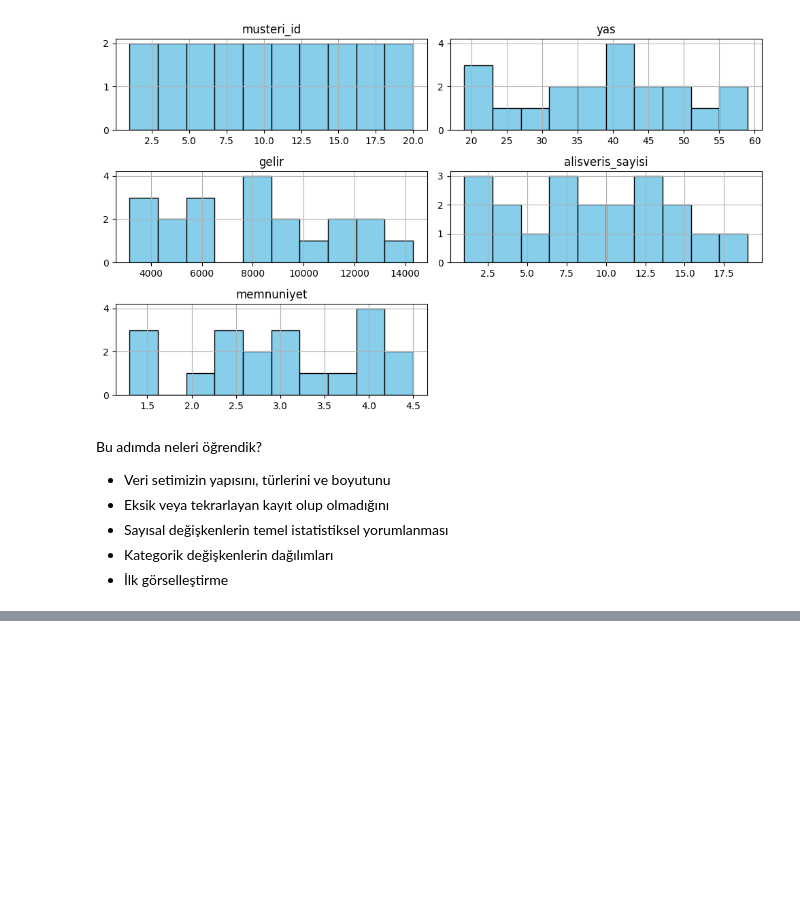
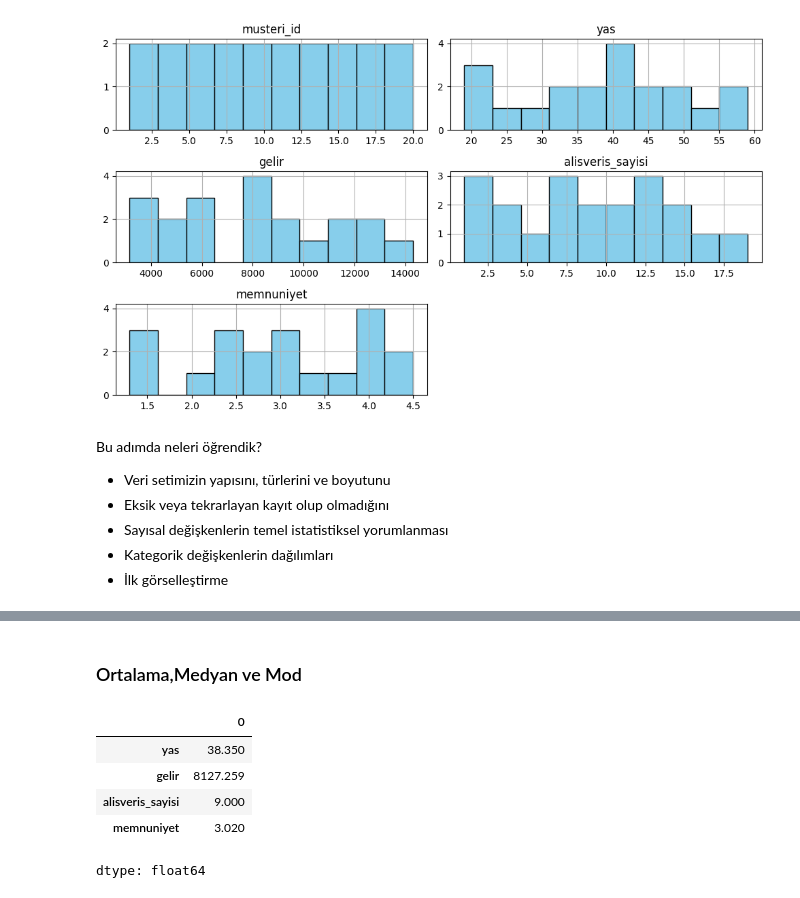
Before and after one commit to ArsenLupen53/GYZU-BTK-codespace, a Jupyter notebook: veri_seti_inceleme/veri_seti_ilk_islemler_gorsellestirme.ipynb, the cells around one changed output, grey strips where cells are left out. Cells and saved outputs as stored; diff of their text form; code cells hidden in the pictures; blank space fills up the shorter version.

```diff
--- a/veri_seti_inceleme/veri_seti_ilk_islemler_gorsellestirme.ipynb
+++ b/veri_seti_inceleme/veri_seti_ilk_islemler_gorsellestirme.ipynb
@@ -218,0 +227,12 @@ Bu adımda neleri öğrendik?
+# %% [markdown]
+### Ortalama,Medyan ve Mod
+# %%
+#mean(ortalama)
+veri[["yas","gelir","alisveris_sayisi","memnuniyet"]].mean()
+# %% [output]
+|  | 0 |
+| yas | 38.350 |
+| gelir | 8127.259 |
+| alisveris_sayisi | 9.000 |
+| memnuniyet | 3.020 |
+dtype: float64
```
Also changed, not shown: parts of 10 cells of this notebook.
